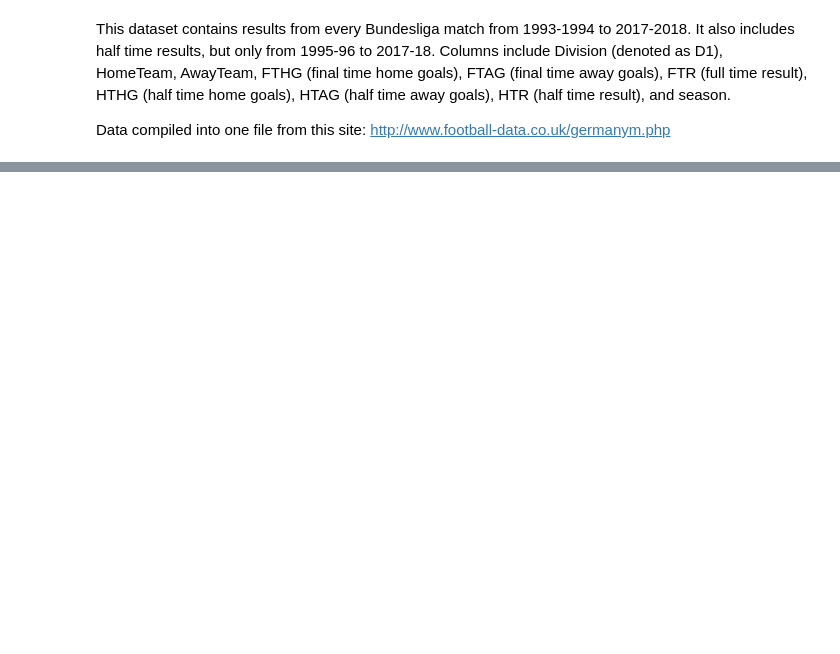
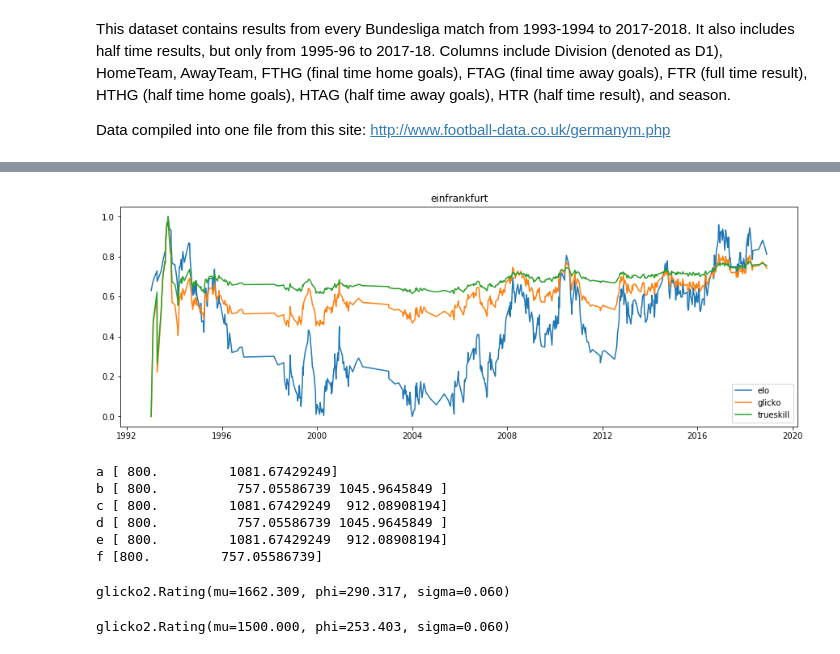
Before and after one commit to drdarina/ratings_talk, a Jupyter notebook: bundesliga_data_ratings.ipynb, the cells around one changed output, grey strips where cells are left out. Cells and saved outputs as stored; diff of their text form; code cells hidden in the pictures; blank space fills up the shorter version.

```diff
--- a/bundesliga_data_ratings.ipynb
+++ b/bundesliga_data_ratings.ipynb
@@ -115,0 +47,2 @@ elo = EloRating()
+# %%
+teams = list(set(list(bl.winner.values) + list(bl.loser.values)))
@@ -115,0 +63,3 @@ elo = EloRating()
+# %%
+Elo = ELO()
+Glicko = GLICKO()
@@ -115,0 +101,16 @@ elo = EloRating()
+# %%
+for idx, row in bl.iterrows():
+
+    match_dates[row.HomeTeam].append(row.Date)
+    match_dates[row.AwayTeam].append(row.Date)
+
+    winner_is_home, draw = get_matchup(row)
+    if winner_is_home:
+        winner = row.HomeTeam
+        loser = row.AwayTeam
+    else:
+        winner = row.AwayTeam
+        loser = row.HomeTeam
+    wr, lr = update_elo_ratings(winner, loser, draw)
+    wr, lr = update_glicko_ratings(winner, loser, draw)
+    wr, lr = update_ts_ratings(winner, loser, draw)
@@ -115,0 +119,25 @@ elo = EloRating()
+# %%
+def normalize(ratings):
+    return (ratings - ratings.min()) / (ratings.max() - ratings.min())
+
+def apply_confidence_glicko(glicko_rating):
+    skill = []
+    for r in glicko_rating:
+        skill.append(r.mu - 2*r.phi)
+    return np.array(skill)
+
+def apply_confidence_ts(ts_rating):
+    skill = []
+    for r in ts_rating:
+        skill.append(r.mu - 2*r.sigma)
+    return np.array(skill)
+# %%
+team = 'einfrankfurt'
+plt.figure(figsize=(15,5))
+plt.plot(match_dates[team], normalize(np.array(elo_ratings[team][1:])), label='elo')
+plt.plot(match_dates[team], normalize(apply_confidence_glicko(gl_ratings[team][1:])), label='glicko')
+plt.plot(match_dates[team], normalize(apply_confidence_ts(ts_ratings[team][1:])), label='trueskill')
+plt.legend()
+_ = plt.title(team)
+# %% [output]
+[figure, added]
@@ -115,0 +153,18 @@ elo = EloRating()
+# %%
+for t, ratings in gr.items():
+    print (t, apply_confidence_glicko(ratings))
+# %% [output]
+a [ 800.         1081.67429249]
+b [ 800.          757.05586739 1045.9645849 ]
+c [ 800.         1081.67429249  912.08908194]
+d [ 800.          757.05586739 1045.9645849 ]
+e [ 800.         1081.67429249  912.08908194]
+f [800.         757.05586739]
+# %%
+Glicko.rate(gr['a'][-1], [(1, gr['b'][-1])])
+# %% [output]
+glicko2.Rating(mu=1662.309, phi=290.317, sigma=0.060)
+# %%
+Glicko.rate(gr['b'][-1], [(0, gr['a'][-1]), (1, gr['b'][-1])])
+# %% [output]
+glicko2.Rating(mu=1500.000, phi=253.403, sigma=0.060)
```
Also changed, not shown: parts of 31 cells of this notebook, 1 other file.
